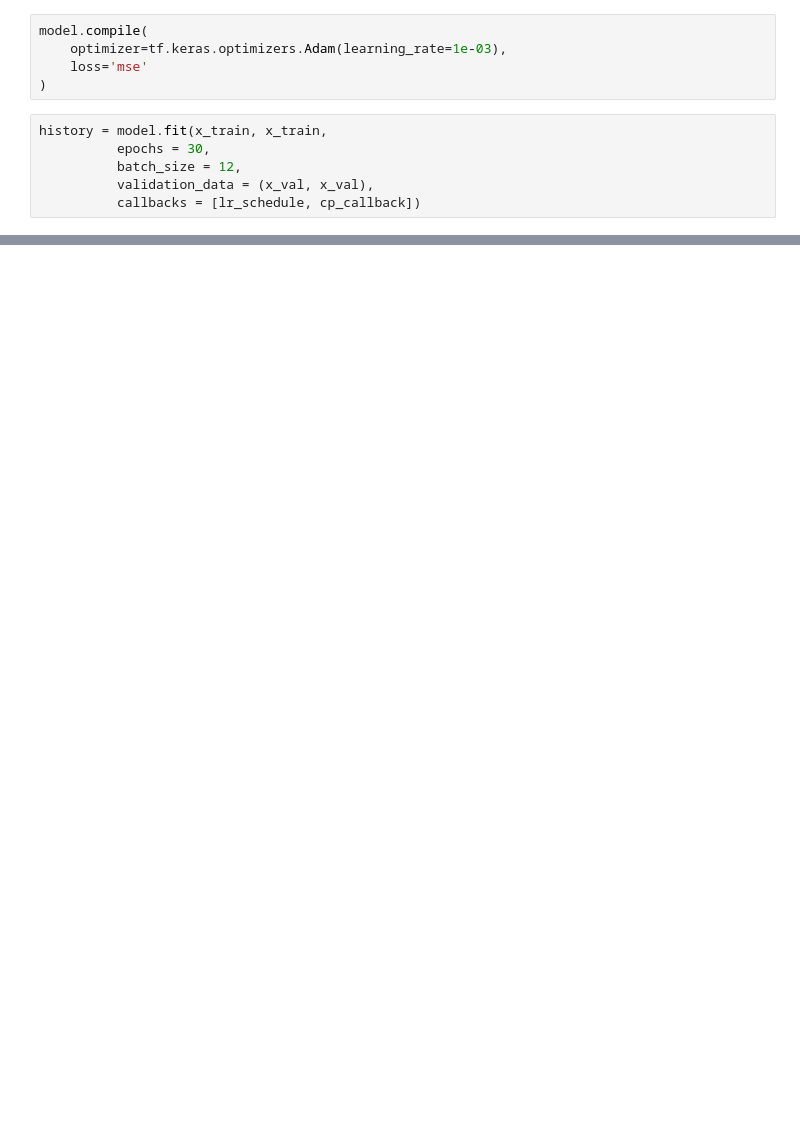
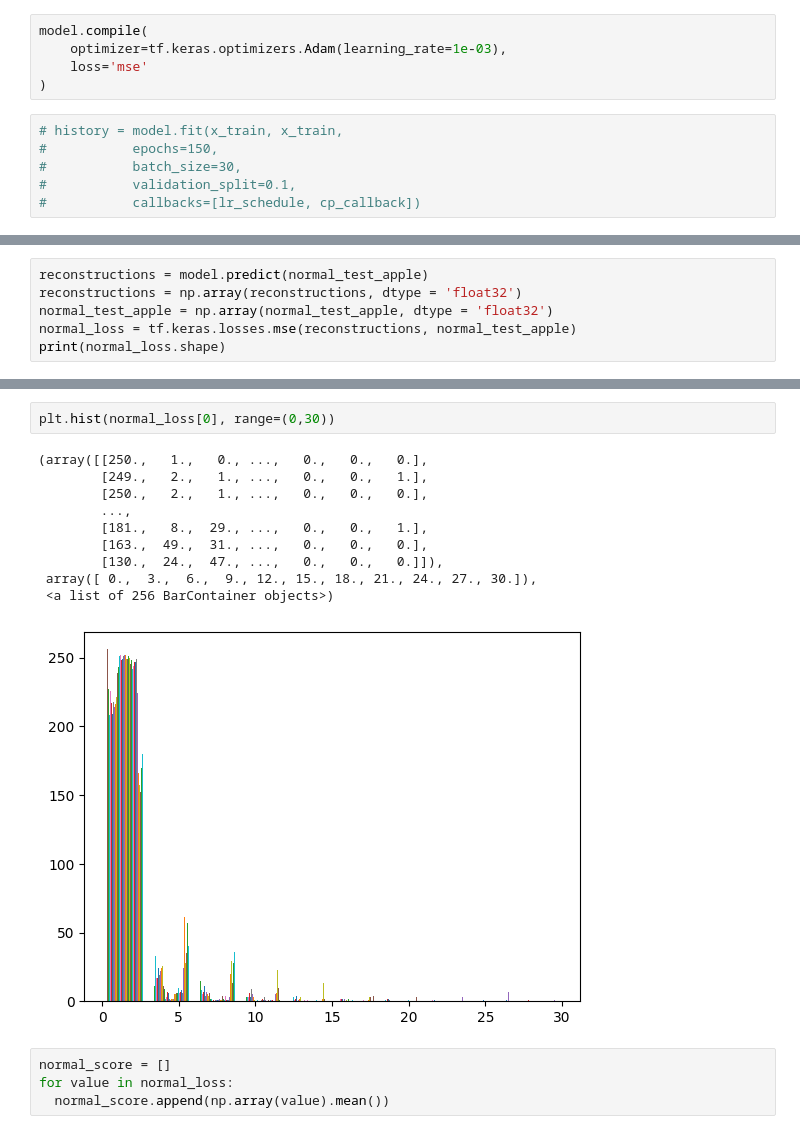
Before and after one commit to Hienph1/anomaly-detection-for-fruit, a Jupyter notebook: U-net.ipynb, the cells around one changed output, grey strips where cells are left out. Saved outputs shown, nothing was run; the diff lists cells and outputs as text; blank space fills up the shorter version.

```diff
--- a/U-net.ipynb
+++ b/U-net.ipynb
@@ -161,11 +152,11 @@ model.compile(
     loss='mse'
 )
 # %%
-history = model.fit(x_train, x_train,
-          epochs = 30,
-          batch_size = 12,
-          validation_data = (x_val, x_val),
-          callbacks = [lr_schedule, cp_callback])
+# history = model.fit(x_train, x_train,
+#           epochs=150,
+#           batch_size=30,
+#           validation_split=0.1,
+#           callbacks=[lr_schedule, cp_callback])
 # %% [output]
 Epoch 1/150
 Epoch 1: saving model to /content/drive/MyDrive/DL_project/unet/cp.ckpt
@@ -204,0 +243,6 @@ with open(hist_csv_file, mode='w') as f:
+# %%
+reconstructions = model.predict(normal_test_apple)
+reconstructions = np.array(reconstructions, dtype = 'float32')
+normal_test_apple = np.array(normal_test_apple, dtype = 'float32')
+normal_loss = tf.keras.losses.mse(reconstructions, normal_test_apple)
+print(normal_loss.shape)
@@ -204,0 +252,17 @@ with open(hist_csv_file, mode='w') as f:
+# %%
+plt.hist(normal_loss[0], range=(0,30))
+# %% [output]
+(array([[250.,   1.,   0., ...,   0.,   0.,   0.],
+        [249.,   2.,   1., ...,   0.,   0.,   1.],
+        [250.,   2.,   1., ...,   0.,   0.,   0.],
+        ...,
+        [181.,   8.,  29., ...,   0.,   0.,   1.],
+        [163.,  49.,  31., ...,   0.,   0.,   0.],
+        [130.,  24.,  47., ...,   0.,   0.,   0.]]),
+ array([ 0.,  3.,  6.,  9., 12., 15., 18., 21., 24., 27., 30.]),
+ <a list of 256 BarContainer objects>)
+[figure, added]
+# %%
+normal_score = []
+for value in normal_loss:
+  normal_score.append(np.array(value).mean())
```
Also changed, not shown: parts of 34 cells of this notebook, 2 other files.
